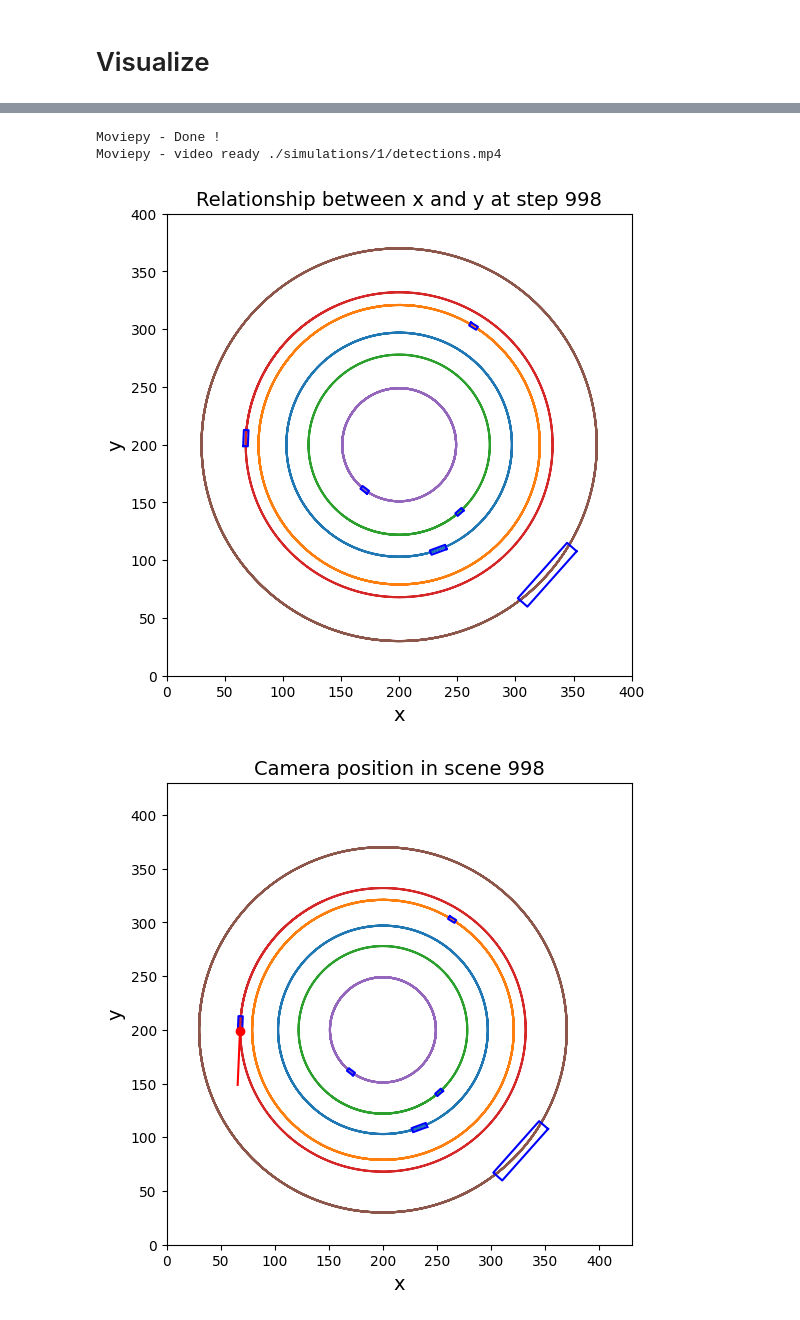
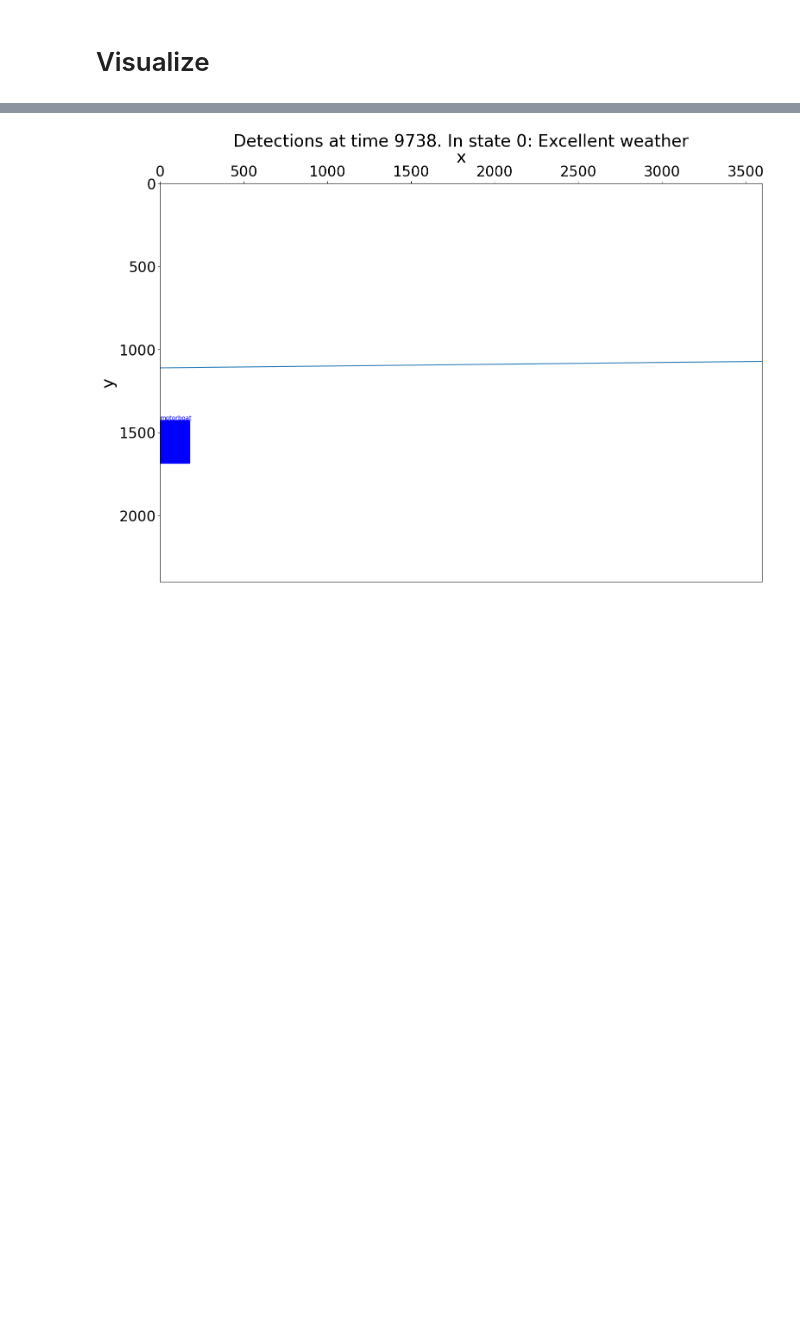
Before and after one commit to andreajessen/MODSIM, a Jupyter notebook: src/MODSIM_w_dsg.ipynb, the cells around one changed output, grey strips where cells are left out. Cells and saved outputs as stored; diff of their text form; code cells hidden in the pictures; blank space fills up the shorter version.

Commit message:
:sparkles: make temporal model

```diff
--- a/src/MODSIM_w_dsg.ipynb
+++ b/src/MODSIM_w_dsg.ipynb
@@ -32,12 +34,32 @@ simulation_folder
 # %% [markdown]
 # Initialize MODSIM
+# %%
+numb_states = 4
+
+with open('detector_stats_config.yaml', 'r') as stream:
+            config = yaml.safe_load(stream)
+if config.get('detectionConditions'):
+    start_state = calculate_start_state(config.get('detectionConditions'), numb_states)
+else:
+    # Default is excellent weather
+    start_state = calculate_start_state({'precipitation': 0, 'fog': 0, 'wind': 0, 'darkness': 0}, numb_states)
+
+CM = config.get('confusionMatrix')
+CM0 = {'FN': round(CM['FN']/3,3), 'FP': round(CM['FP']/3,3), 'TP': 1-round(CM['FN']/3,3), 'TN': 1 - round(CM['FP']/3,3)}
+CM1 = {'FN': round(CM['FN']/1.5,3), 'FP': round(CM['FP']/1.5,3), 'TP': 1-round(CM['FN']/1.5,3), 'TN': 1 - round(CM['FP']/1.5,3)}
+CM2 = {'FN': round(min(CM['FN']*1.5, 0.99),3), 'FP': round(min(CM['FP']*1.5, 0.99),3), 'TP': 1-round(min(CM['FN']*1.5, 0.99),3), 'TN': 1 - round(min(CM['FP']*1.5, 0.99),3)}
+CM3 = {'FN': round(min(CM['FN']*3, 0.99),3), 'FP': round(min(CM['FP']*3, 0.99),3), 'TP': 1-round(min(CM['FN']*3, 0.99),3), 'TN': 1 - round(min(CM['FP']*3, 0.99),3)}
+
+
+TM =  np.array([[0.996, 0.0017, 0.0006, 0.0006],[0.0022, 0.996, 0.0017, 0.0012],[0.0012, 0.0017, 0.996, 0.0022],[0.0006, 0.0006, 0.0017, 0.996]])
+states = {0: ConditionState('Excellent weather', 0, CM0), 1: ConditionState('Good weather', 1, CM1), 2: ConditionState('Poor weather', 2, CM2), 3: ConditionState('Terrible weather', 3, CM3)}
 # %%
 # Dynamic scene
 dsg = initialize_dynamic_scene_with_random_tracks(NUMBER_OF_VESSELS, writeToJson=WRITE_TO_JSON, path=simulation_folder)
 vessels = dsg.get_vessels()
 
 ## Error generator
-errorGenerator = ErrorGenerator(ERROR_CONFIG_PATH)
+errorGenerator = ErrorGenerator(ERROR_CONFIG_PATH, temporal_model=True, states=states, start_state=start_state, transition_matrix=TM)
 # %%
 if CAMERA_TYPE == STATIC_LEGACY:
     ##### Static Camera #####
@@ -81,9 +121,9 @@ if VISUALIZE:
     pps_path = os.path.join(simulation_folder, 'projectedPoints.json')
     annots_path = os.path.join(simulation_folder, 'annotations.json')
     detections_path = os.path.join(simulation_folder, 'detections.json')
-    visualize_dynamic_scene_mov(vessels, folder_path=simulation_folder)
-    visualize_camera_pose_in_dsg_mov(camera_rig, vessels, folder_path=simulation_folder, y_x_lim=x_y_lim)
-    visualize_projections_json_mov(pps_path, camera_rig.camera.image_bounds, camera_rig.horizon, folder_path=simulation_folder, display_when_min_vessels=MIN_NUM_VESSELS)
-    visualize_annotations_json(annots_path, camera_rig.camera.image_bounds, horizon=camera_rig.horizon, folder_path=simulation_folder, display_when_min_vessels=MIN_NUM_VESSELS)
-    visualize_detections_json(detections_path, camera_rig.camera.image_bounds, horizon=camera_rig.horizon, show_annotations=True, annotations_path=annots_path, folder_path=simulation_folder, display_when_min_vessels=MIN_NUM_VESSELS)
+    #visualize_dynamic_scene_mov(vessels, folder_path=simulation_folder)
+    #visualize_camera_pose_in_dsg_mov(camera_rig, vessels, folder_path=simulation_folder, y_x_lim=x_y_lim)
+    #visualize_projections_json_mov(pps_path, camera_rig.camera.image_bounds, camera_rig.horizon, folder_path=simulation_folder, display_when_min_vessels=MIN_NUM_VESSELS)
+    #visualize_annotations_json(annots_path, camera_rig.camera.image_bounds, horizon=camera_rig.horizon, folder_path=simulation_folder, display_when_min_vessels=MIN_NUM_VESSELS)
+    visualize_detections_json(detections_path, camera_rig.camera.image_bounds, horizon=camera_rig.horizon, show_annotations=True, annotations_path=annots_path, folder_path=simulation_folder, display_when_min_vessels=MIN_NUM_VESSELS, temporal_state_history=errorGenerator.temporal_model.previous_states, temporal_state_names=errorGenerator.temporal_model.state_names)
 # %% [output]
@@ -110,4 +134 @@ Moviepy - Writing video ./simulations/1/detections.mp4
-Moviepy - Done !
-Moviepy - video ready ./simulations/1/detections.mp4
-[figure, old version]
+[figure, new version]
-[figure, removed]
```
Also changed, not shown: parts of 5 cells of this notebook, 6 other files.
